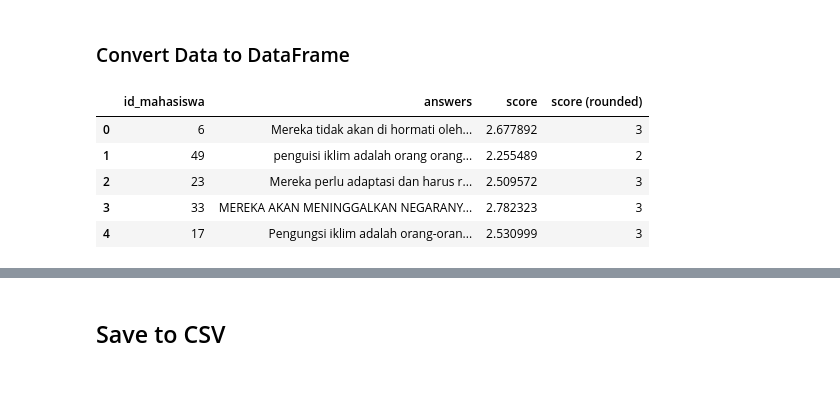
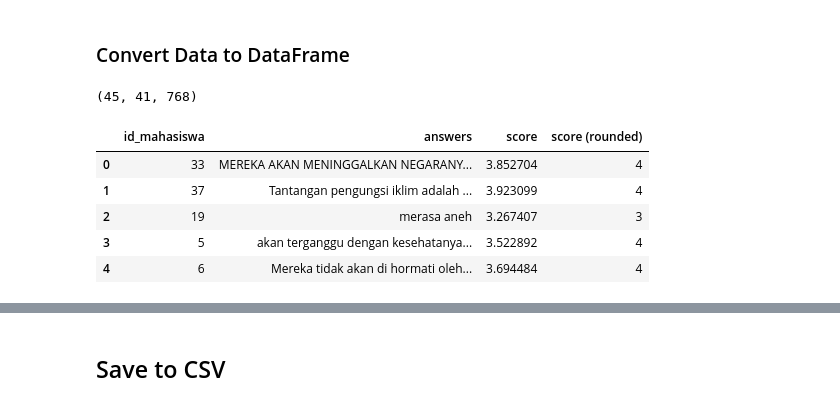
Before and after one commit to LinggarM/Transformers-1.0, a Jupyter notebook: Transformers_1_0.ipynb, the cells around one changed output, grey strips where cells are left out. Cells and saved outputs as stored; diff of their text form; code cells hidden in the pictures.

Commit message:
Finish experiments for all models

```diff
--- a/Transformers_1_0.ipynb
+++ b/Transformers_1_0.ipynb
@@ -620,0 +1105,4 @@ ax = sns.lineplot(x = np.arange(len(history.history['mae'])), y = history.histor
+# %%
+history = cnn_lstm_model.fit([new_embedded_question_np, answers_train_embedded],
+                    scoring,
+                    epochs = 50)
@@ -620,0 +1549,11 @@ ax = sns.lineplot(x = np.arange(len(history.history['mae'])), y = history.histor
+# %%
+id_answers_final = []
+for i in idx_test :
+  id_answers_final.append(id_answers[i])
+
+score_predict = bilstm_with_attention_model.predict([new_embedded_question_np_test, answers_test_embedded])
+score_predict = [float(i[0]) for i in score_predict]
+score_int = [round(i) for i in score_predict]
+# actual_labels = [df_train.iloc[i]['LABEL'] for i in idx_test]
+df_final = pd.DataFrame({'id_mahasiswa': id_answers_final, 'answers': answers_test, 'score': score_predict, 'score (rounded)': score_int})
+df_final.head()
@@ -620,0 +1668,11 @@ ax = sns.lineplot(x = np.arange(len(history.history['mae'])), y = history.histor
+# %%
+id_answers_final = []
+for i in idx_test :
+  id_answers_final.append(id_answers[i])
+
+score_predict = bigru_model.predict([new_embedded_question_np_test, answers_test_embedded])
+score_predict = [float(i[0]) for i in score_predict]
+score_int = [round(i) for i in score_predict]
+# actual_labels = [df_train.iloc[i]['LABEL'] for i in idx_test]
+df_final = pd.DataFrame({'id_mahasiswa': id_answers_final, 'answers': answers_test, 'score': score_predict, 'score (rounded)': score_int})
+df_final.head()
@@ -620,0 +1840,11 @@ ax = sns.lineplot(x = np.arange(len(history.history['mae'])), y = history.histor
+# %%
+id_answers_final = []
+for i in idx_test :
+  id_answers_final.append(id_answers[i])
+
+score_predict = bigruwithattention_model.predict([new_embedded_question_np_test, answers_test_embedded])
+score_predict = [float(i[0]) for i in score_predict]
+score_int = [round(i) for i in score_predict]
+# actual_labels = [df_train.iloc[i]['LABEL'] for i in idx_test]
+df_final = pd.DataFrame({'id_mahasiswa': id_answers_final, 'answers': answers_test, 'score': score_predict, 'score (rounded)': score_int})
+df_final.head()
@@ -626,17 +1863,21 @@ ax = sns.lineplot(x = np.arange(len(history.history['mae'])), y = history.histor
 id_answers_final = []
 for i in idx_test :
   id_answers_final.append(id_answers[i])
+# %%
+answers_test_embedded.shape
+# %% [output]
+(45, 41, 768)
 # %%
-score_predict = model.predict(answers_test_embedded)
+score_predict = cnn_lstm_model.predict([new_embedded_question_np_test, answers_test_embedded])
 score_predict = [float(i[0]) for i in score_predict]
 score_int = [round(i) for i in score_predict]
 # actual_labels = [df_train.iloc[i]['LABEL'] for i in idx_test]
 df_final = pd.DataFrame({'id_mahasiswa': id_answers_final, 'answers': answers_test, 'score': score_predict, 'score (rounded)': score_int})
 df_final.head()
 # %% [output]
 |  | id_mahasiswa | answers | score | score (rounded) |
-| 0 | 6 | Mereka tidak akan di hormati oleh... | 2.677892 | 3 |
-| 1 | 49 | penguisi iklim adalah orang orang... | 2.255489 | 2 |
-| 2 | 23 | Mereka perlu adaptasi dan harus r... | 2.509572 | 3 |
-| 3 | 33 | MEREKA AKAN MENINGGALKAN NEGARANY... | 2.782323 | 3 |
-| 4 | 17 | Pengungsi iklim adalah orang-oran... | 2.530999 | 3 |
+| 0 | 33 | MEREKA AKAN MENINGGALKAN NEGARANY... | 3.852704 | 4 |
+| 1 | 37 | Tantangan pengungsi iklim adalah ... | 3.923099 | 4 |
+| 2 | 19 | merasa aneh | 3.267407 | 3 |
+| 3 | 5 | akan terganggu dengan kesehatanya... | 3.522892 | 4 |
+| 4 | 6 | Mereka tidak akan di hormati oleh... | 3.694484 | 4 |
```
Also changed, not shown: parts of 194 cells of this notebook.
